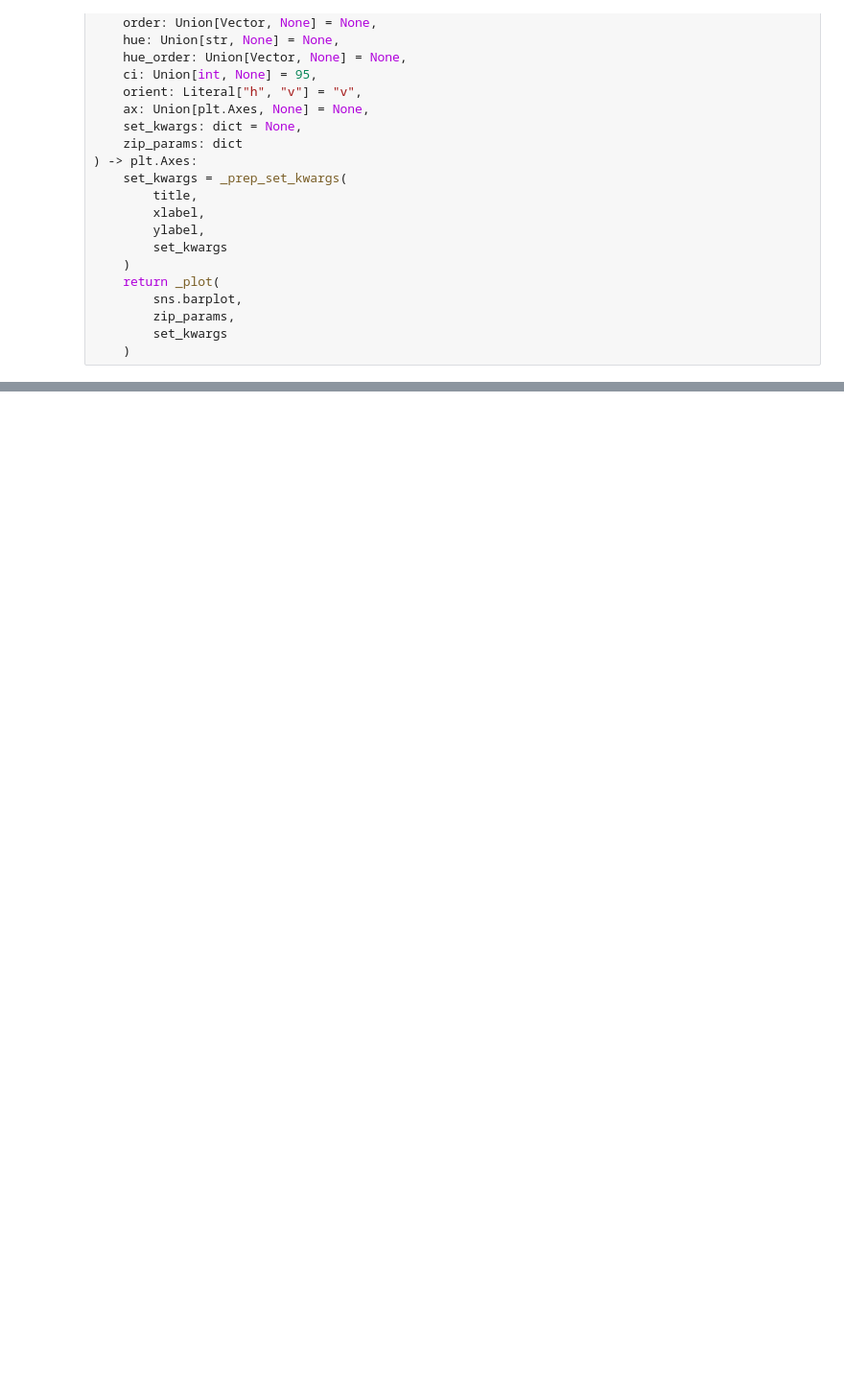
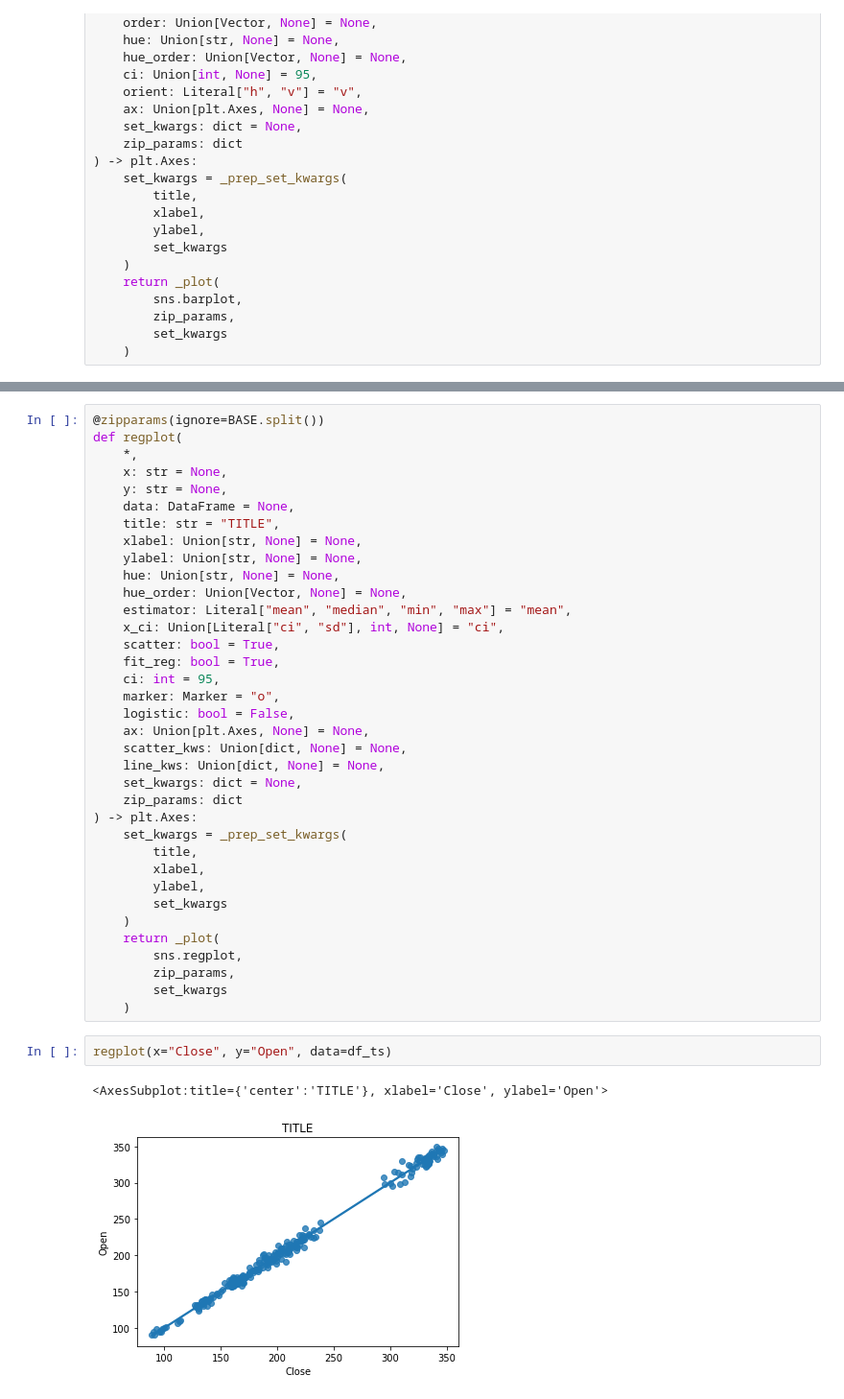
Before and after one commit to enricogoerlitz/DevTed-DS, a Jupyter notebook: dev_devted.ipynb, the cells around one changed output, grey strips where cells are left out. Shown at 96% size. Cells and saved outputs as stored; diff of their text form; blank space fills up the shorter version.

```diff
--- a/dev_devted.ipynb
+++ b/dev_devted.ipynb
@@ -305,0 +372,41 @@ barplot(y="Embarked", x="Fare", data=df, orient="h", order=["C", "S", "Q"], ci=N
+# %%
+@zipparams(ignore=BASE.split())
+def regplot(
+    *,
+    x: str = None,
+    y: str = None,
+    data: DataFrame = None,
+    title: str = "TITLE",
+    xlabel: Union[str, None] = None,
+    ylabel: Union[str, None] = None,
+    hue: Union[str, None] = None,
+    hue_order: Union[Vector, None] = None,
+    estimator: Literal["mean", "median", "min", "max"] = "mean",
+    x_ci: Union[Literal["ci", "sd"], int, None] = "ci",
+    scatter: bool = True,
+    fit_reg: bool = True,
+    ci: int = 95,
+    marker: Marker = "o",
+    logistic: bool = False,
+    ax: Union[plt.Axes, None] = None,
+    scatter_kws: Union[dict, None] = None,
+    line_kws: Union[dict, None] = None,
+    set_kwargs: dict = None,
+    zip_params: dict
+) -> plt.Axes:
+    set_kwargs = _prep_set_kwargs(
+        title,
+        xlabel,
+        ylabel,
+        set_kwargs
+    )
+    return _plot(
+        sns.regplot,
+        zip_params,
+        set_kwargs
+    )
+# %%
+regplot(x="Close", y="Open", data=df_ts)
+# %% [output]
+<AxesSubplot:title={'center':'TITLE'}, xlabel='Close', ylabel='Open'>
+[figure, added]
```
Also changed, not shown: parts of 11 cells of this notebook, 10 other files.
